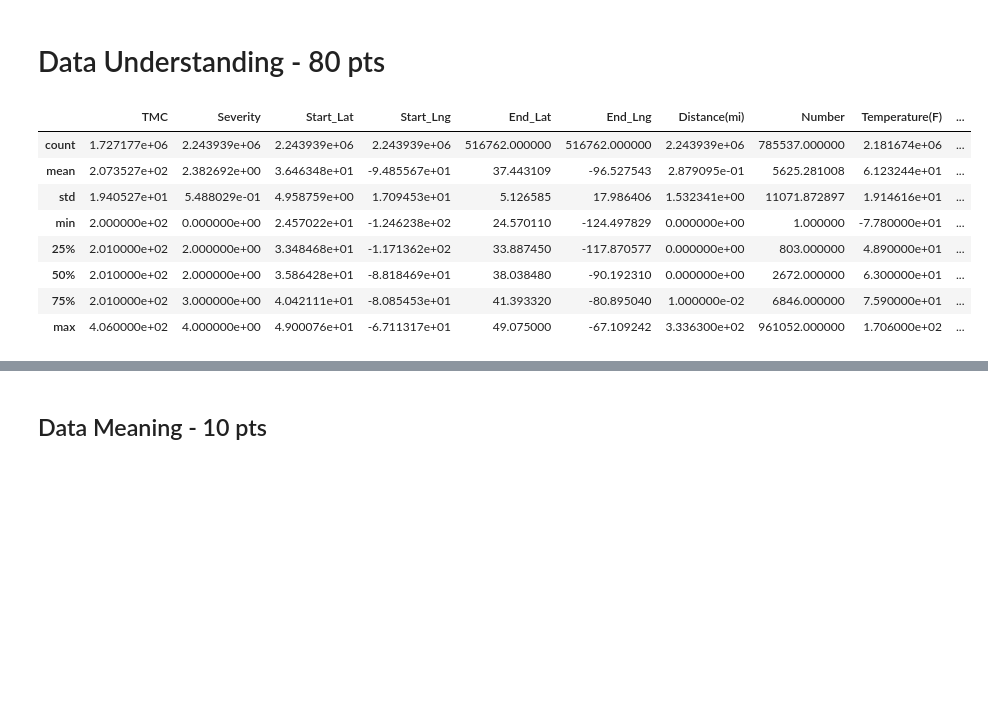
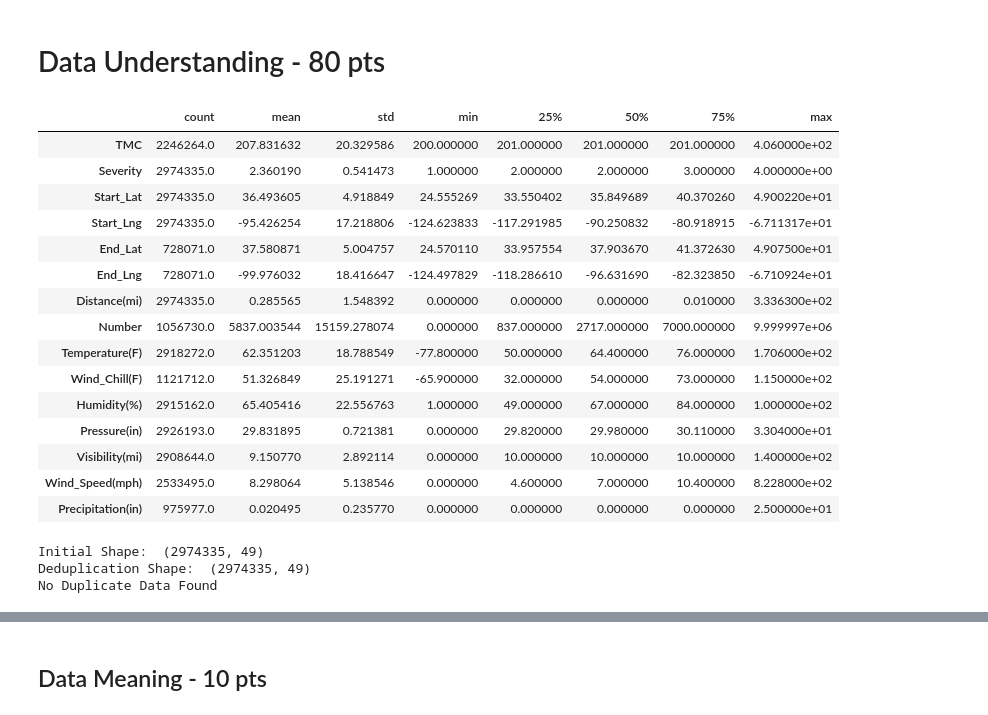
Before and after one commit to jbcroom/DS7331ProjectRepo, a Jupyter notebook: Project1/JB_AR_BC_SO_Project1.ipynb, the cells around one changed output, grey strips where cells are left out. Cells and saved outputs as stored; diff of their text form; code cells hidden in the pictures; blank space fills up the shorter version.

```diff
--- a/Project1/JB_AR_BC_SO_Project1.ipynb
+++ b/Project1/JB_AR_BC_SO_Project1.ipynb
@@ -11,29 +11,71 @@ Lab Number: 1
 # %%
 # Import libraries for data analysis
 import numpy as np
 import pandas as pd
 import pandas_profiling
+import matplotlib.pyplot as plt
+import seaborn as sns
+sns.set(style="darkgrid")
 
 # NOTE: To use the Kaggle API perform the following steps:
 # -- pip install kaggle
 # -- create a kaggle account
 # -- under the kaggle user profile generate the API token (kaggle.json) and download to the local machine
 # -- for windows the file should be located in C:\Users\<Username>\.kaggle\kaggle.json
 # -- for Mac/Linus the file should be located in ~/.kaggle/kaggle.json
 #from kaggle.api.kaggle_api_extended import KaggleApi
 
 #api = KaggleApi()
 #api.authenticate()
 
-df = pd.read_csv('US_Accidents_May19.csv.zip')
-df.describe()
+#set variables for font sizes
+titleFont = 25
+axisFont = 15
+labelFont = 15
+
+#read in the data file
+df = pd.read_csv('us-accidents.zip')
+
+#do a quick data description to show quick statistics
+df.describe().T
 # %% [output]
-|  | TMC | Severity | Start_Lat | Start_Lng | End_Lat | End_Lng | Distance(mi) | Number | Temperature(F) | ... |
-| count | 1.727177e+06 | 2.243939e+06 | 2.243939e+06 | 2.243939e+06 | 516762.000000 | 516762.000000 | 2.243939e+06 | 785537.000000 | 2.181674e+06 | ... |
-| mean | 2.073527e+02 | 2.382692e+00 | 3.646348e+01 | -9.485567e+01 | 37.443109 | -96.527543 | 2.879095e-01 | 5625.281008 | 6.123244e+01 | ... |
-| std | 1.940527e+01 | 5.488029e-01 | 4.958759e+00 | 1.709453e+01 | 5.126585 | 17.986406 | 1.532341e+00 | 11071.872897 | 1.914616e+01 | ... |
-| min | 2.000000e+02 | 0.000000e+00 | 2.457022e+01 | -1.246238e+02 | 24.570110 | -124.497829 | 0.000000e+00 | 1.000000 | -7.780000e+01 | ... |
-| 25% | 2.010000e+02 | 2.000000e+00 | 3.348468e+01 | -1.171362e+02 | 33.887450 | -117.870577 | 0.000000e+00 | 803.000000 | 4.890000e+01 | ... |
-| 50% | 2.010000e+02 | 2.000000e+00 | 3.586428e+01 | -8.818469e+01 | 38.038480 | -90.192310 | 0.000000e+00 | 2672.000000 | 6.300000e+01 | ... |
-| 75% | 2.010000e+02 | 3.000000e+00 | 4.042111e+01 | -8.085453e+01 | 41.393320 | -80.895040 | 1.000000e-02 | 6846.000000 | 7.590000e+01 | ... |
-| max | 4.060000e+02 | 4.000000e+00 | 4.900076e+01 | -6.711317e+01 | 49.075000 | -67.109242 | 3.336300e+02 | 961052.000000 | 1.706000e+02 | ... |
+|  | count | mean | std | min | 25% | 50% | 75% | max |
+| TMC | 2246264.0 | 207.831632 | 20.329586 | 200.000000 | 201.000000 | 201.000000 | 201.000000 | 4.060000e+02 |
+| Severity | 2974335.0 | 2.360190 | 0.541473 | 1.000000 | 2.000000 | 2.000000 | 3.000000 | 4.000000e+00 |
+| Start_Lat | 2974335.0 | 36.493605 | 4.918849 | 24.555269 | 33.550402 | 35.849689 | 40.370260 | 4.900220e+01 |
+| Start_Lng | 2974335.0 | -95.426254 | 17.218806 | -124.623833 | -117.291985 | -90.250832 | -80.918915 | -6.711317e+01 |
+| End_Lat | 728071.0 | 37.580871 | 5.004757 | 24.570110 | 33.957554 | 37.903670 | 41.372630 | 4.907500e+01 |
+| End_Lng | 728071.0 | -99.976032 | 18.416647 | -124.497829 | -118.286610 | -96.631690 | -82.323850 | -6.710924e+01 |
+| Distance(mi) | 2974335.0 | 0.285565 | 1.548392 | 0.000000 | 0.000000 | 0.000000 | 0.010000 | 3.336300e+02 |
+| Number | 1056730.0 | 5837.003544 | 15159.278074 | 0.000000 | 837.000000 | 2717.000000 | 7000.000000 | 9.999997e+06 |
+| Temperature(F) | 2918272.0 | 62.351203 | 18.788549 | -77.800000 | 50.000000 | 64.400000 | 76.000000 | 1.706000e+02 |
+| Wind_Chill(F) | 1121712.0 | 51.326849 | 25.191271 | -65.900000 | 32.000000 | 54.000000 | 73.000000 | 1.150000e+02 |
+| Humidity(%) | 2915162.0 | 65.405416 | 22.556763 | 1.000000 | 49.000000 | 67.000000 | 84.000000 | 1.000000e+02 |
+| Pressure(in) | 2926193.0 | 29.831895 | 0.721381 | 0.000000 | 29.820000 | 29.980000 | 30.110000 | 3.304000e+01 |
+| Visibility(mi) | 2908644.0 | 9.150770 | 2.892114 | 0.000000 | 10.000000 | 10.000000 | 10.000000 | 1.400000e+02 |
+| Wind_Speed(mph) | 2533495.0 | 8.298064 | 5.138546 | 0.000000 | 4.600000 | 7.000000 | 10.400000 | 8.228000e+02 |
+| Precipitation(in) | 975977.0 | 0.020495 | 0.235770 | 0.000000 | 0.000000 | 0.000000 | 0.000000 | 2.500000e+01 |
+# %%
+#get the shape of the dataframe (number of rows, number of columns)
+initShape = df.shape
+
+#remove duplicates from the dataframe
+df = df[~df.duplicated()]
+
+#get the shape of the deduplicated dataframe (number of rows, number of columns)
+dedupShape = df.shape
+
+#Print out the shape of the initial dataframe, the deduplicated dataframe and
+#determine if there is any duplication in the data
+print("Initial Shape: ", initShape)
+print("Deduplication Shape: ", dedupShape)
+
+
+if (initShape == dedupShape):
+    print("No Duplicate Data Found")
+else:
+    print("Duplicate Data Found and removed")
+# %% [output]
+Initial Shape:  (2974335, 49)
+Deduplication Shape:  (2974335, 49)
+No Duplicate Data Found
```
Also changed, not shown: parts of 13 cells of this notebook.
